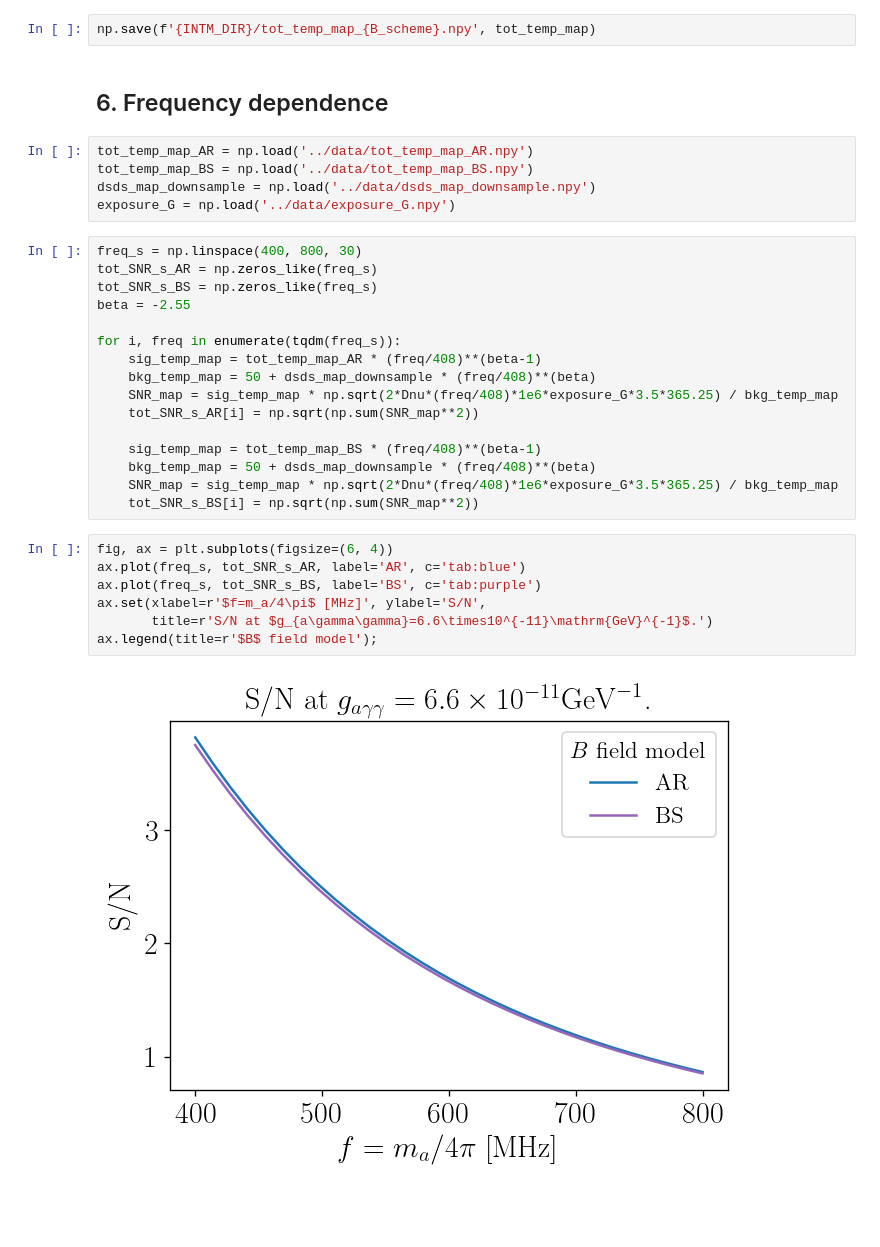
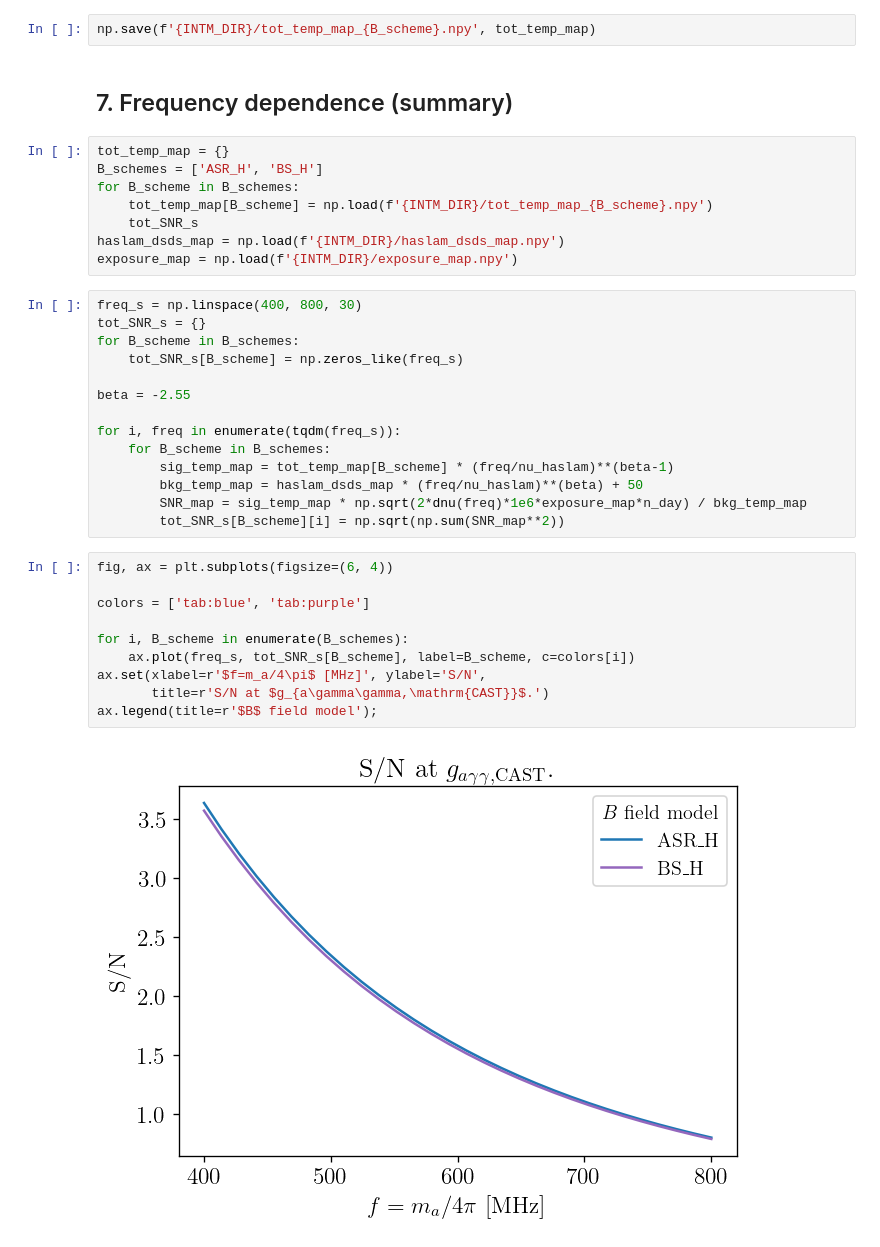
Before and after one commit to yitiansun/axion-mirror, a Jupyter notebook: notebook/CHIME_estimate.ipynb, the cells around one changed output. Saved outputs shown, nothing was run; the diff lists cells and outputs as text; blank space fills up the shorter version.

```diff
--- a/notebook/CHIME_estimate.ipynb
+++ b/notebook/CHIME_estimate.ipynb
@@ -200,34 +192,38 @@ BS_H SNR = 3.439507484436035
 # %%
 np.save(f'{INTM_DIR}/tot_temp_map_{B_scheme}.npy', tot_temp_map)
 # %% [markdown]
-## 6. Frequency dependence
+## 7. Frequency dependence (summary)
 # %%
-tot_temp_map_AR = np.load('../data/tot_temp_map_AR.npy')
-tot_temp_map_BS = np.load('../data/tot_temp_map_BS.npy')
-dsds_map_downsample = np.load('../data/dsds_map_downsample.npy')
-exposure_G = np.load('../data/exposure_G.npy')
+tot_temp_map = {}
+B_schemes = ['ASR_H', 'BS_H']
+for B_scheme in B_schemes:
+    tot_temp_map[B_scheme] = np.load(f'{INTM_DIR}/tot_temp_map_{B_scheme}.npy')
+    tot_SNR_s
+haslam_dsds_map = np.load(f'{INTM_DIR}/haslam_dsds_map.npy')
+exposure_map = np.load(f'{INTM_DIR}/exposure_map.npy')
 # %%
 freq_s = np.linspace(400, 800, 30)
-tot_SNR_s_AR = np.zeros_like(freq_s)
-tot_SNR_s_BS = np.zeros_like(freq_s)
+tot_SNR_s = {}
+for B_scheme in B_schemes:
+    tot_SNR_s[B_scheme] = np.zeros_like(freq_s)
+
 beta = -2.55
 
 for i, freq in enumerate(tqdm(freq_s)):
-    sig_temp_map = tot_temp_map_AR * (freq/408)**(beta-1)
-    bkg_temp_map = 50 + dsds_map_downsample * (freq/408)**(beta)
-    SNR_map = sig_temp_map * np.sqrt(2*Dnu*(freq/408)*1e6*exposure_G*3.5*365.25) / bkg_temp_map
-    tot_SNR_s_AR[i] = np.sqrt(np.sum(SNR_map**2))
-
-    sig_temp_map = tot_temp_map_BS * (freq/408)**(beta-1)
-    bkg_temp_map = 50 + dsds_map_downsample * (freq/408)**(beta)
-    SNR_map = sig_temp_map * np.sqrt(2*Dnu*(freq/408)*1e6*exposure_G*3.5*365.25) / bkg_temp_map
-    tot_SNR_s_BS[i] = np.sqrt(np.sum(SNR_map**2))
+    for B_scheme in B_schemes:
+        sig_temp_map = tot_temp_map[B_scheme] * (freq/nu_haslam)**(beta-1)
+        bkg_temp_map = haslam_dsds_map * (freq/nu_haslam)**(beta) + 50
+        SNR_map = sig_temp_map * np.sqrt(2*dnu(freq)*1e6*exposure_map*n_day) / bkg_temp_map
+        tot_SNR_s[B_scheme][i] = np.sqrt(np.sum(SNR_map**2))
 # %%
 fig, ax = plt.subplots(figsize=(6, 4))
-ax.plot(freq_s, tot_SNR_s_AR, label='AR', c='tab:blue')
-ax.plot(freq_s, tot_SNR_s_BS, label='BS', c='tab:purple')
+
+colors = ['tab:blue', 'tab:purple']
+
+for i, B_scheme in enumerate(B_schemes):
+    ax.plot(freq_s, tot_SNR_s[B_scheme], label=B_scheme, c=colors[i])
 ax.set(xlabel=r'$f=m_a/4\pi$ [MHz]', ylabel='S/N',
-       title=r'S/N at $g_{a\gamma\gamma}=6.6\times10^{-11}\mathrm{GeV}^{-1}$.')
+       title=r'S/N at $g_{a\gamma\gamma,\mathrm{CAST}}$.')
 ax.legend(title=r'$B$ field model');
 # %% [output]
-[figure, old version]
+[figure, new version]
```
Also changed, not shown: parts of 5 cells of this notebook, 6 other files.
